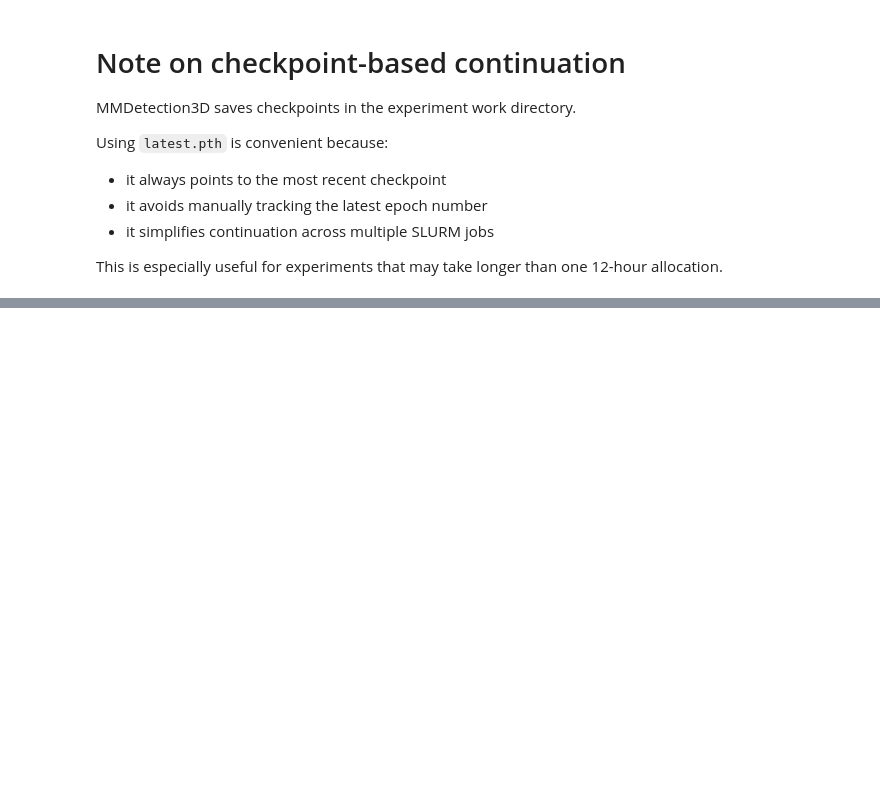
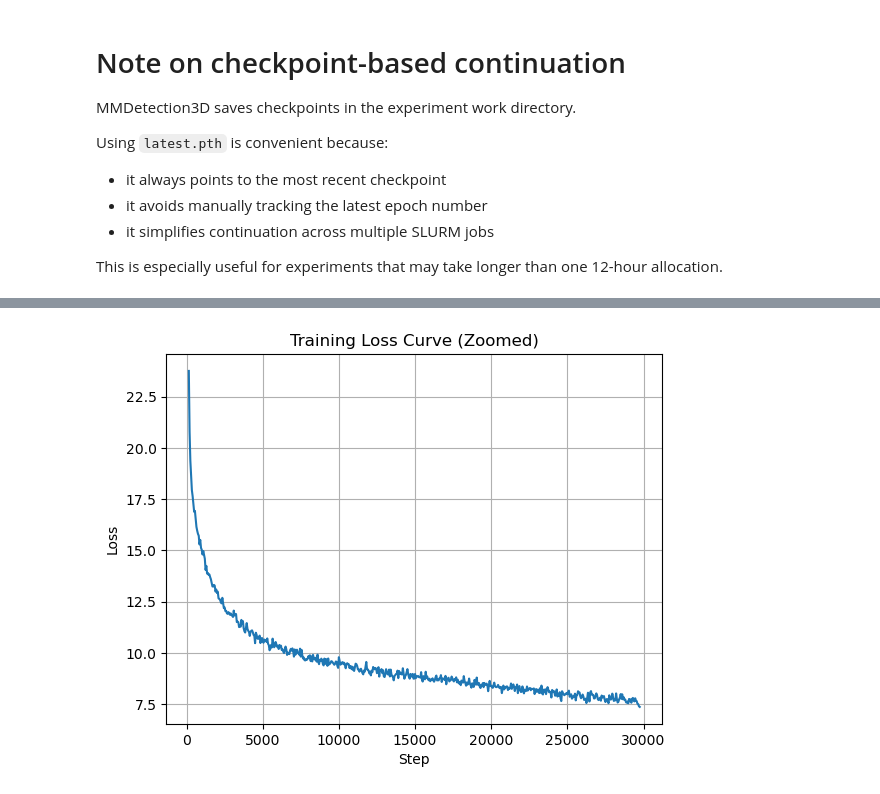
Before and after one commit to darkcyan-ugli-fruit/nuscenes-multimodal-learning, a Jupyter notebook: notebooks/02_baseline_lidar_nuscenes.ipynb, the cells around one changed output, grey strips where cells are left out. Cells and saved outputs as stored; diff of their text form; code cells hidden in the pictures; blank space fills up the shorter version.

```diff
--- a/notebooks/02_baseline_lidar_nuscenes.ipynb
+++ b/notebooks/02_baseline_lidar_nuscenes.ipynb
@@ -907,0 +1069,26 @@ This is especially useful for experiments that may take longer than one 12-hour
+# %%
+import matplotlib.pyplot as plt
+from typing import List
+
+# Filter out very large initial losses for better visualization
+FILTERED_STEPS: List[int] = []
+FILTERED_LOSSES: List[float] = []
+
+for step, loss in zip(STEPS, LOSSES):
+    if loss < 100:  # simple threshold to remove early extreme values
+        FILTERED_STEPS.append(step)
+        FILTERED_LOSSES.append(loss)
+
+plt.figure()
+
+plt.plot(FILTERED_STEPS, FILTERED_LOSSES)
+
+plt.xlabel("Step")
+plt.ylabel("Loss")
+plt.title("Training Loss Curve (Zoomed)")
+
+plt.grid()
+
+plt.show()
+# %% [output]
+[figure, added]
```
Also changed, not shown: parts of 48 cells of this notebook, 3 other files.
